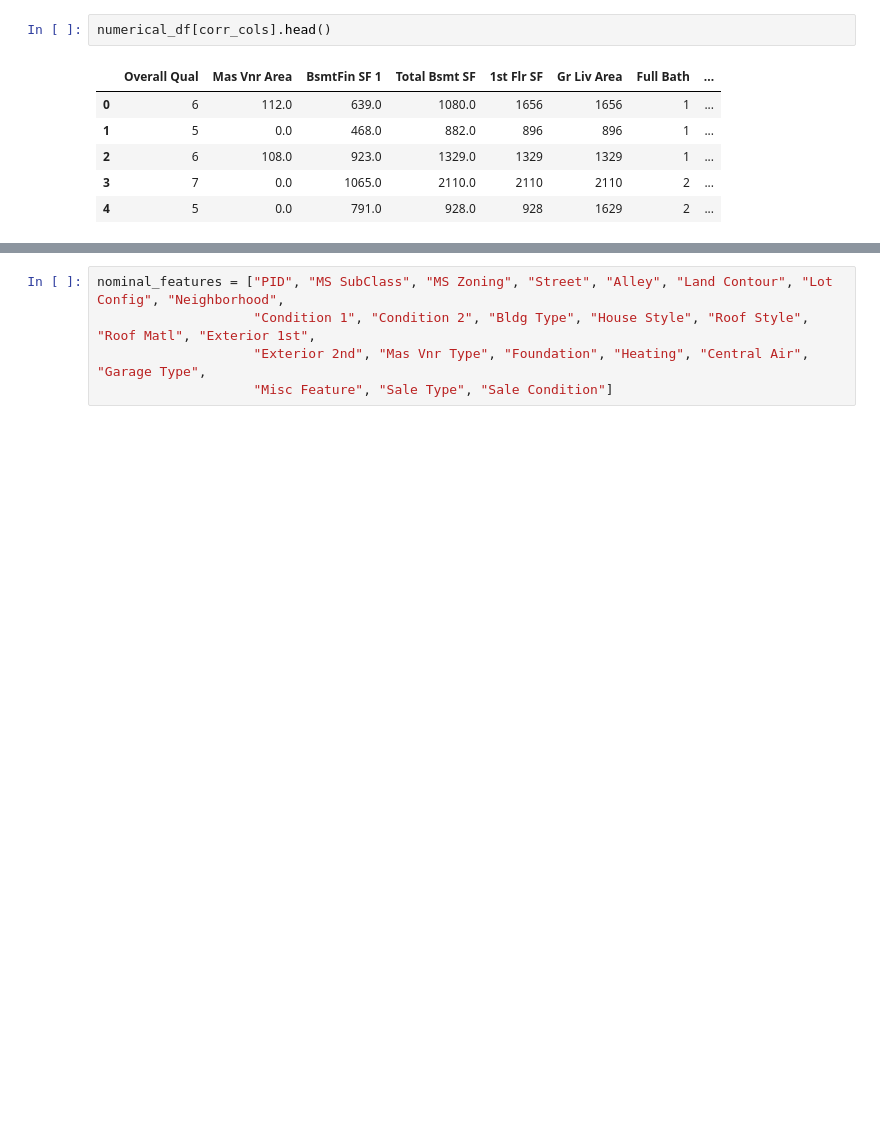
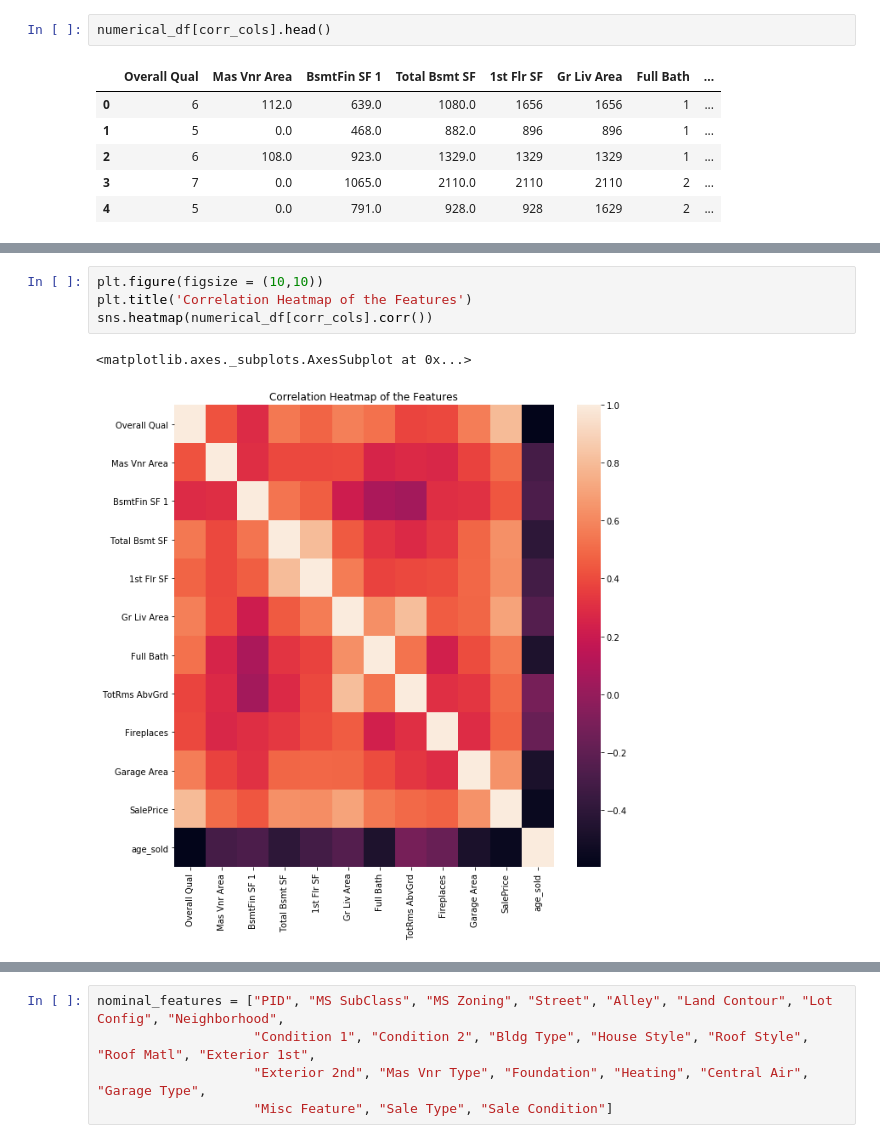
Before and after one commit to jillerhaus/DQ_Project_17_Predicting_House_Prices, a Jupyter notebook: Project_Predicting_House_Prices.ipynb, the cells around one changed output, grey strips where cells are left out. Cells and saved outputs as stored; diff of their text form; blank space fills up the shorter version.

```diff
--- a/Project_Predicting_House_Prices.ipynb
+++ b/Project_Predicting_House_Prices.ipynb
@@ -135,0 +186,7 @@ numerical_df[corr_cols].head()
+# %%
+plt.figure(figsize = (10,10))
+plt.title('Correlation Heatmap of the Features')
+sns.heatmap(numerical_df[corr_cols].corr())
+# %% [output]
+<matplotlib.axes._subplots.AxesSubplot at 0x...>
+[figure, added]
```
Also changed, not shown: parts of 52 cells of this notebook, 1 other file.
